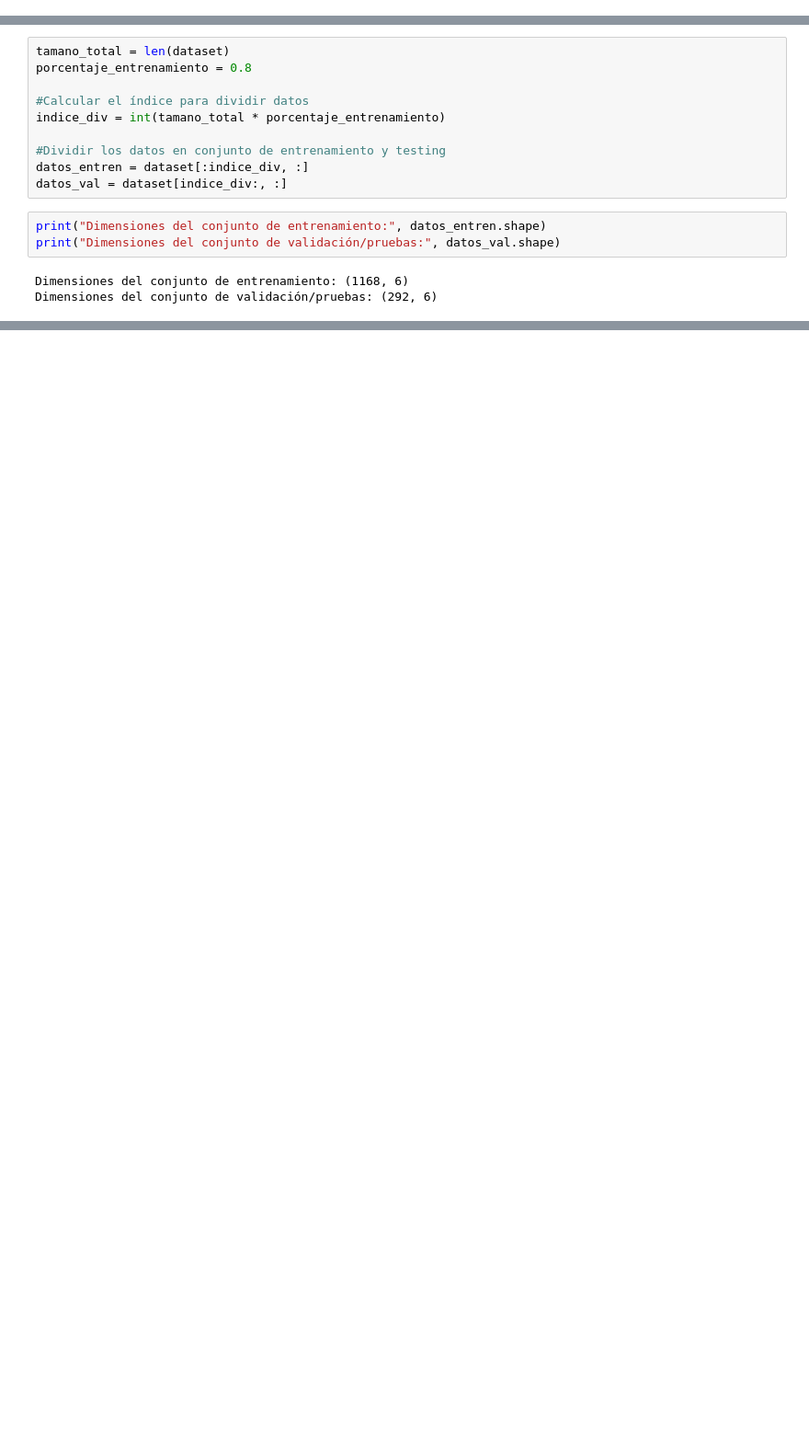
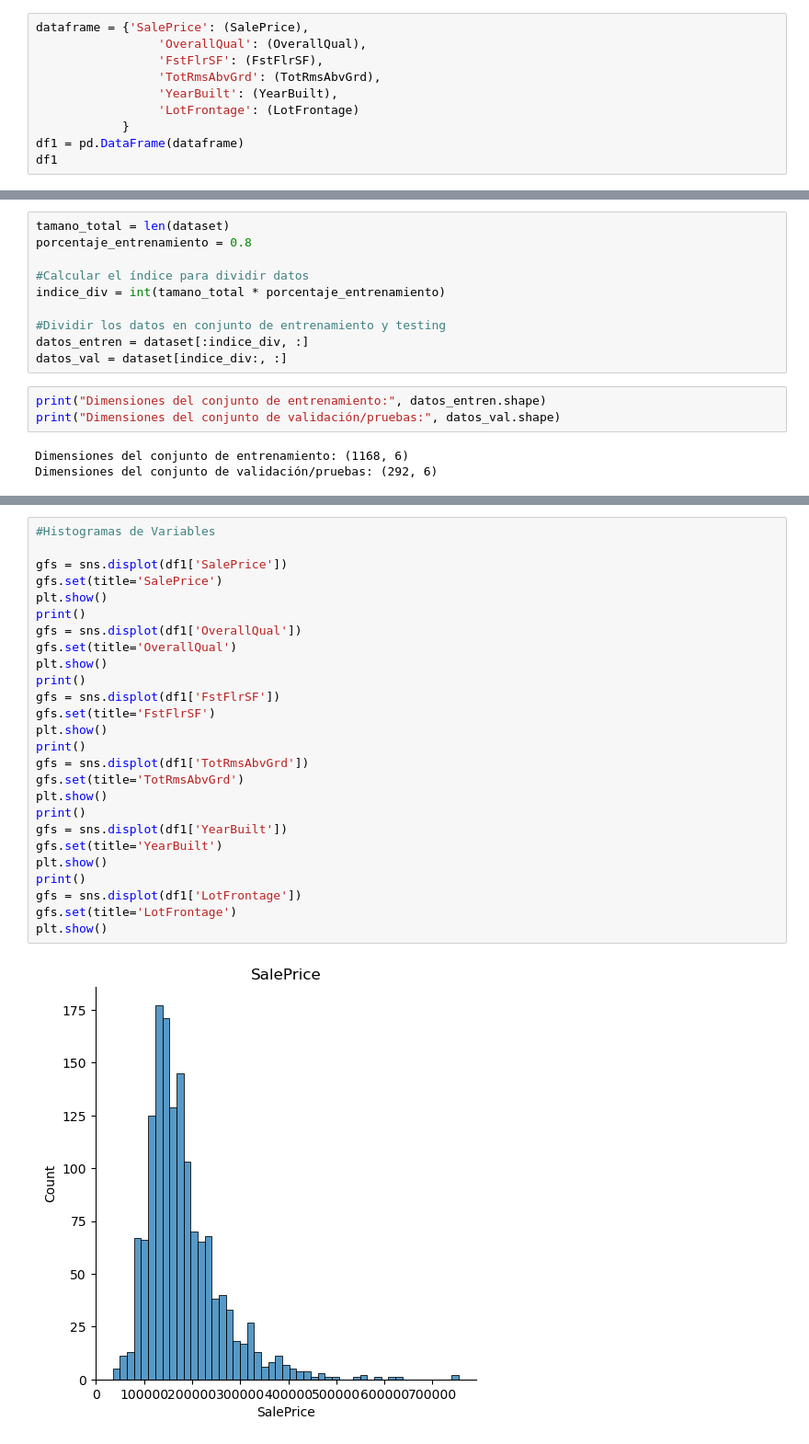
Before and after one commit to dihego2402/ASfifds, a Jupyter notebook: Proyecto.ipynb, the cells around one changed output, grey strips where cells are left out. Shown: that part at 92% size. Cells and saved outputs as stored; diff of their text form; blank space fills up the shorter version.

```diff
--- a/Proyecto.ipynb
+++ b/Proyecto.ipynb
@@ -34,3 +33,13 @@ print(LotFrontage)
 [8. 6. 6. ... 9. 5. 6.]
 [2003. 1976. 2001. ... 1941. 1950. 1965.]
 [65. 80. 68. ... 66. 68. 75.]
+# %%
+dataframe = {'SalePrice': (SalePrice),
+                 'OverallQual': (OverallQual),
+                 'FstFlrSF': (FstFlrSF),
+                 'TotRmsAbvGrd': (TotRmsAbvGrd),
+                 'YearBuilt': (YearBuilt),
+                 'LotFrontage': (LotFrontage)
+            }
+df1 = pd.DataFrame(dataframe)
+df1
@@ -52,0 +143,28 @@ Dimensiones del conjunto de validación/pruebas: (292, 6)
+# %%
+#Histogramas de Variables
+
+gfs = sns.displot(df1['SalePrice'])
+gfs.set(title='SalePrice')
+plt.show()
+print()
+gfs = sns.displot(df1['OverallQual'])
+gfs.set(title='OverallQual')
+plt.show()
+print()
+gfs = sns.displot(df1['FstFlrSF'])
+gfs.set(title='FstFlrSF')
+plt.show()
+print()
+gfs = sns.displot(df1['TotRmsAbvGrd'])
+gfs.set(title='TotRmsAbvGrd')
+plt.show()
+print()
+gfs = sns.displot(df1['YearBuilt'])
+gfs.set(title='YearBuilt')
+plt.show()
+print()
+gfs = sns.displot(df1['LotFrontage'])
+gfs.set(title='LotFrontage')
+plt.show()
+# %% [output]
+[figure, added]
```
Also changed, not shown: parts of 5 cells of this notebook.
